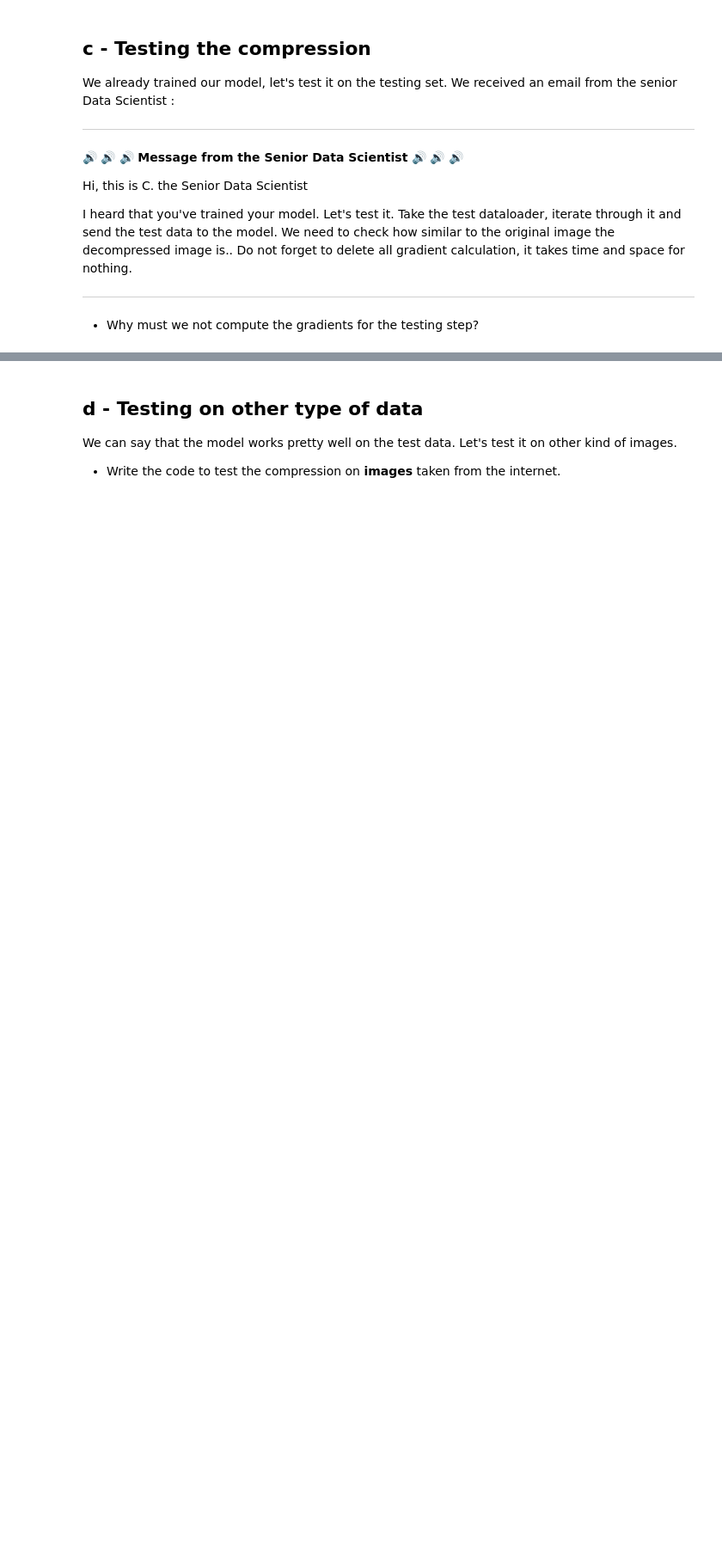
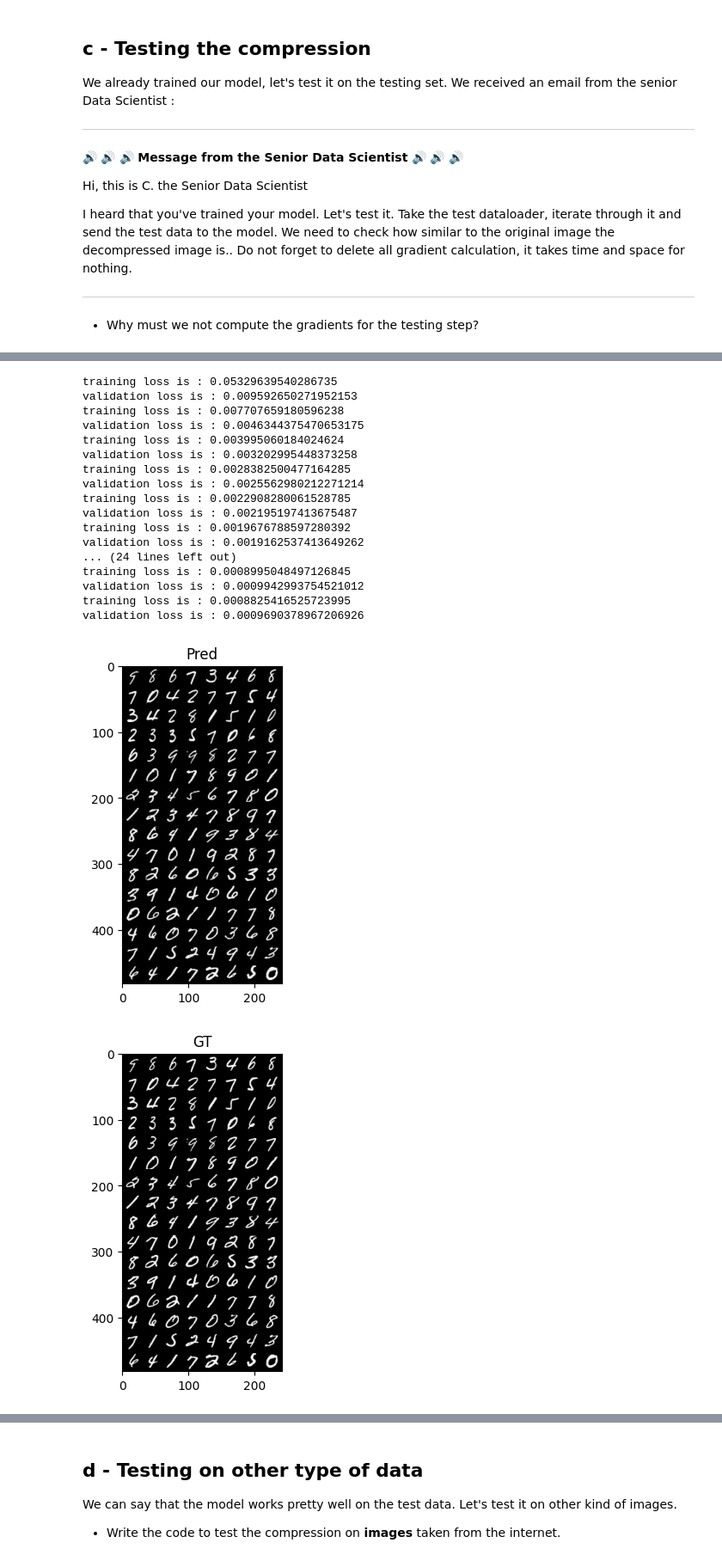
Before and after one commit to Mowibox/SignalLab, a Jupyter notebook: TP2_LONGEOT-THIONGANE-PETIT_AE.ipynb, the cells around one changed output, grey strips where cells are left out. Shown at 86% size. Drawn from its saved outputs; the diff is of its cells as text; code cells hidden in the pictures; blank space fills up the shorter version.

```diff
--- a/TP2_LONGEOT-THIONGANE-PETIT_AE.ipynb
+++ b/TP2_LONGEOT-THIONGANE-PETIT_AE.ipynb
@@ -544,40 +546,88 @@ Let's see the effect of the compression:
 For example, try 512, 128, 16, 1.
 # %%
 # TODO : Change your model, Test for differents size of Compressed Space Size. We advice you to try 1, 128, 512
-model = AutoEncoder_MLP(28*28,...)
+model = AutoEncoder_MLP(28*28, 512)
 
 # TODO : Train it. Can we copy paste previous things ?
 device = 'cuda' if torch.cuda.is_available() else 'cpu'
 net = model.to(device)
-criterion = ...
-learning_rate = ...
-optimizer = ...
-num_epochs = ...
+criterion = nn.MSELoss()
+learning_rate = 0.001
+optimizer = torch.optim.Adam(model.parameters(), lr=learning_rate)
+num_epochs = 20
 
 # TODO : Train it. Can we copy paste previous things ?
 for epoch in range(num_epochs) :
     running_loss_t,running_loss_v = 0.0, 0.0
     # Train Loop
     for i, data in enumerate(train_loader, 0):
-      ....
-
+      image, label = data
+      image_reshaped, label = image.view(image.shape[0],-1).to(device), data[1]
+      optimizer.zero_grad()
+      outputs = net(image_reshaped)
+      outputs = outputs.reshape(image.shape, -1).to(device)
+      loss = criterion(image , outputs)
+      loss.backward()
+      optimizer.step()
+      running_loss_t += loss.item()
+      if i == batch_size :
+        running_loss_t= running_loss_t/batch_size
+        print('training loss is :',running_loss_t)
+        #loss_train.append(running_loss_t)
 
     # Validation Loop
     with torch.no_grad():
       for i, data in enumerate(val_loader, 0):
-        ...
+        image, label = data[0].view(data[0].shape[0],-1).to(device), data[1]
+        outputs = net(image)
+        outputs = outputs.reshape(image.shape,-1).to(device)
+        loss = criterion(image, outputs)
+        optimizer.zero_grad()
+
+        running_loss_v += loss.item()
+        if i == mini_batches_print :
+            running_loss_v= running_loss_v/mini_batches_print
+            print('validation loss is :',running_loss_v)
+            #loss_val.append(running_loss_v)
 
 # TODO : Test the Trained Model. Can we copy paste previous stuff ?
 
 with torch.no_grad():
   running_loss = []
+  losses = 0
   for i, data in enumerate(test_loader, 0):
-    ...
+    image, label = data
+    image_reshaped = image.view(image.shape[0],-1).to(device)
+    outputs = net(image_reshaped)
+    outputs = outputs.reshape(image.shape, -1)
+    loss = criterion(image, outputs)
+    losses += loss
+
 
 # Plot the last batch
 imshow(torchvision.utils.make_grid(outputs.detach().cpu()),'Pred')
 imshow(torchvision.utils.make_grid(data[0]),'GT')
 
 # TODO : Print the reconstruction error over the test dataset
 
-print( 'The decompression of the Encoded Test Dataset has an reconstruction error of: ', ....)
+print( 'The decompression of the Encoded Test Dataset has an reconstruction error of: ', losses)
+# %% [output]
+training loss is : 0.05329639540286735
+validation loss is : 0.009592650271952153
+training loss is : 0.007707659180596238
+validation loss is : 0.0046344375470653175
+training loss is : 0.003995060184024624
+validation loss is : 0.003202995448373258
+training loss is : 0.0028382500477164285
+validation loss is : 0.0025562980212271214
+training loss is : 0.0022908280061528785
+validation loss is : 0.002195197413675487
+training loss is : 0.0019676788597280392
+validation loss is : 0.0019162537413649262
+... (24 lines left out)
+training loss is : 0.0008995048497126845
+validation loss is : 0.0009942993754521012
+training loss is : 0.0008825416525723995
+validation loss is : 0.0009690378967206926
+[figure, added]
+[figure, added]
```
Also changed, not shown: parts of 6 cells of this notebook.
